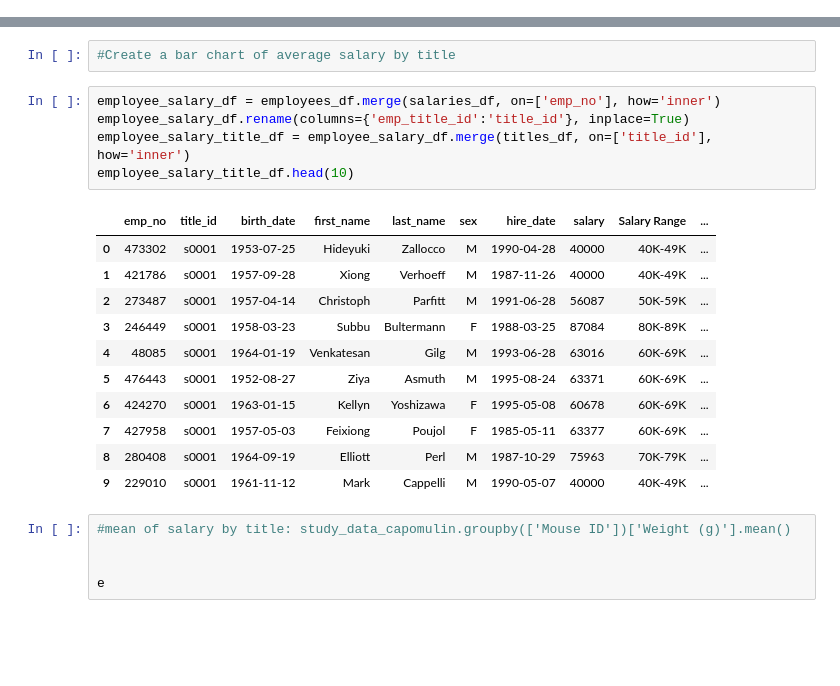
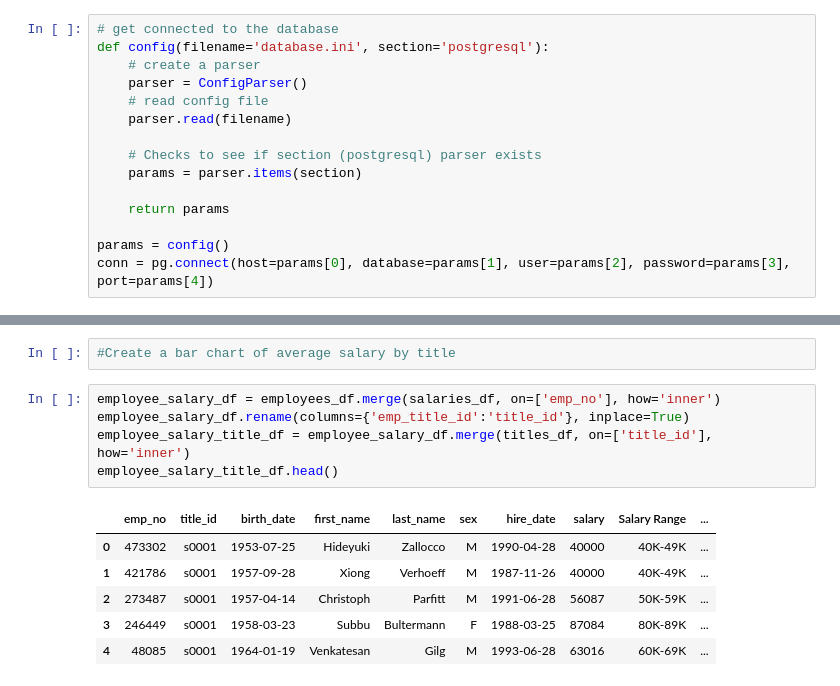
Before and after one commit to lmodenbach/sql-challenge, a Jupyter notebook: EmployeeSQL/dataVisualizations-checkpoint.ipynb, the cells around one changed output, grey strips where cells are left out. Cells and saved outputs as stored; diff of their text form; blank space fills up the shorter version.

Commit message:
succeeded creating usable database.ini
to add to gitignore for security

```diff
--- a/EmployeeSQL/dataVisualizations-checkpoint.ipynb
+++ b/EmployeeSQL/dataVisualizations-checkpoint.ipynb
@@ -10,0 +9,15 @@ conn = pg.connect("host=localhost dbname=EmployeeCSV_DB user=postgres password=p
+# %%
+# get connected to the database
+def config(filename='database.ini', section='postgresql'):
+    # create a parser
+    parser = ConfigParser()
+    # read config file
+    parser.read(filename)
+
+    # Checks to see if section (postgresql) parser exists
+    params = parser.items(section)
+
+    return params
+
+params = config()
+conn = pg.connect(host=params[0], database=params[1], user=params[2], password=params[3], port=params[4])
@@ -109,22 +125,12 @@ plt.show()
 # %%
 employee_salary_df = employees_df.merge(salaries_df, on=['emp_no'], how='inner')
 employee_salary_df.rename(columns={'emp_title_id':'title_id'}, inplace=True)
 employee_salary_title_df = employee_salary_df.merge(titles_df, on=['title_id'], how='inner')
-employee_salary_title_df.head(10)
+employee_salary_title_df.head()
 # %% [output]
 |  | emp_no | title_id | birth_date | first_name | last_name | sex | hire_date | salary | Salary Range | ... |
 | 0 | 473302 | s0001 | 1953-07-25 | Hideyuki | Zallocco | M | 1990-04-28 | 40000 | 40K-49K | ... |
 | 1 | 421786 | s0001 | 1957-09-28 | Xiong | Verhoeff | M | 1987-11-26 | 40000 | 40K-49K | ... |
 | 2 | 273487 | s0001 | 1957-04-14 | Christoph | Parfitt | M | 1991-06-28 | 56087 | 50K-59K | ... |
 | 3 | 246449 | s0001 | 1958-03-23 | Subbu | Bultermann | F | 1988-03-25 | 87084 | 80K-89K | ... |
 | 4 | 48085 | s0001 | 1964-01-19 | Venkatesan | Gilg | M | 1993-06-28 | 63016 | 60K-69K | ... |
-| 5 | 476443 | s0001 | 1952-08-27 | Ziya | Asmuth | M | 1995-08-24 | 63371 | 60K-69K | ... |
-| 6 | 424270 | s0001 | 1963-01-15 | Kellyn | Yoshizawa | F | 1995-05-08 | 60678 | 60K-69K | ... |
-| 7 | 427958 | s0001 | 1957-05-03 | Feixiong | Poujol | F | 1985-05-11 | 63377 | 60K-69K | ... |
-| 8 | 280408 | s0001 | 1964-09-19 | Elliott | Perl | M | 1987-10-29 | 75963 | 70K-79K | ... |
-| 9 | 229010 | s0001 | 1961-11-12 | Mark | Cappelli | M | 1990-05-07 | 40000 | 40K-49K | ... |
-# %%
-#mean of salary by title: study_data_capomulin.groupby(['Mouse ID'])['Weight (g)'].mean()
-
-
-e
```
Also changed, not shown: parts of 5 cells of this notebook, 1 other file.
